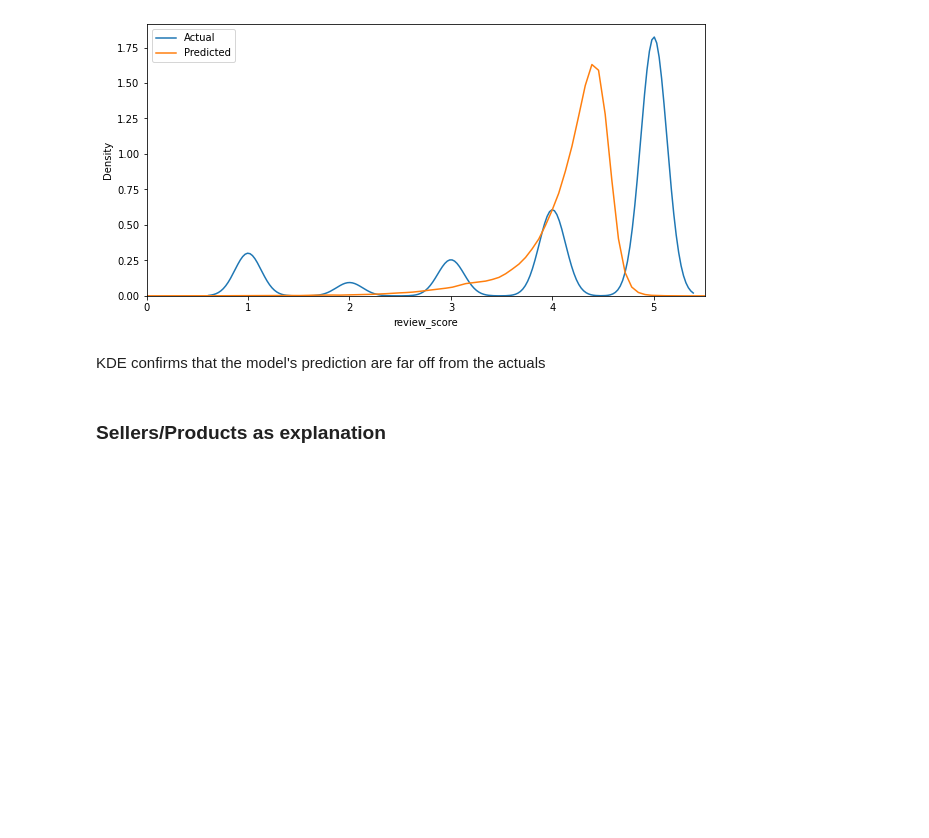
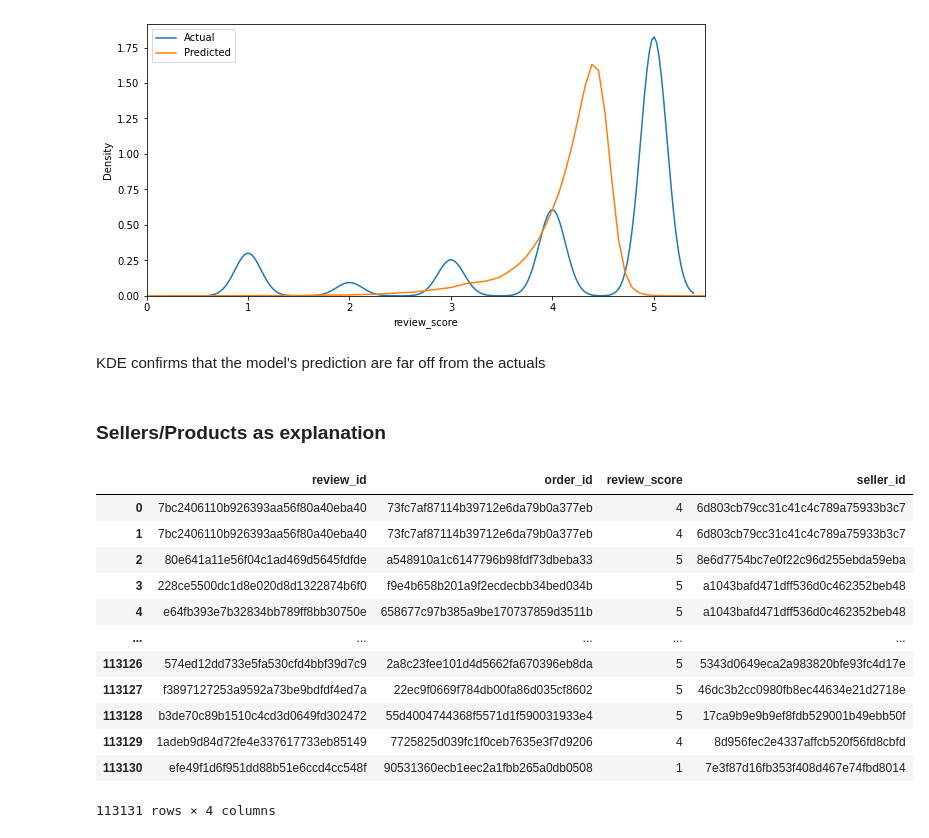
Before and after one commit to DucVanNgo/olist, a Jupyter notebook: notebooks/Data Exploration.ipynb, the cells around one changed output. Drawn from its saved outputs; the diff is of its cells as text; code cells hidden in the pictures; blank space fills up the shorter version.

```diff
--- a/notebooks/Data Exploration.ipynb
+++ b/notebooks/Data Exploration.ipynb
@@ -396,0 +404,18 @@ KDE confirms that the model's prediction are far off from the actuals
+# %%
+reviews_orderdetails_merge = data["order_reviews"][["review_id", "order_id", "review_score"]].merge(data["order_items"][["order_id", "seller_id"]], on="order_id", how="left")
+# %%
+reviews_orderdetails_merge
+# %% [output]
+|  | review_id | order_id | review_score | seller_id |
+| 0 | 7bc2406110b926393aa56f80a40eba40 | 73fc7af87114b39712e6da79b0a377eb | 4 | 6d803cb79cc31c41c4c789a75933b3c7 |
+| 1 | 7bc2406110b926393aa56f80a40eba40 | 73fc7af87114b39712e6da79b0a377eb | 4 | 6d803cb79cc31c41c4c789a75933b3c7 |
+| 2 | 80e641a11e56f04c1ad469d5645fdfde | a548910a1c6147796b98fdf73dbeba33 | 5 | 8e6d7754bc7e0f22c96d255ebda59eba |
+| 3 | 228ce5500dc1d8e020d8d1322874b6f0 | f9e4b658b201a9f2ecdecbb34bed034b | 5 | a1043bafd471dff536d0c462352beb48 |
+| 4 | e64fb393e7b32834bb789ff8bb30750e | 658677c97b385a9be170737859d3511b | 5 | a1043bafd471dff536d0c462352beb48 |
+| ... | ... | ... | ... | ... |
+| 113126 | 574ed12dd733e5fa530cfd4bbf39d7c9 | 2a8c23fee101d4d5662fa670396eb8da | 5 | 5343d0649eca2a983820bfe93fc4d17e |
+| 113127 | f3897127253a9592a73be9bdfdf4ed7a | 22ec9f0669f784db00fa86d035cf8602 | 5 | 46dc3b2cc0980fb8ec44634e21d2718e |
+| 113128 | b3de70c89b1510c4cd3d0649fd302472 | 55d4004744368f5571d1f590031933e4 | 5 | 17ca9b9e9b9ef8fdb529001b49ebb50f |
+| 113129 | 1adeb9d84d72fe4e337617733eb85149 | 7725825d039fc1f0ceb7635e3f7d9206 | 4 | 8d956fec2e4337affcb520f56fd8cbfd |
+| 113130 | efe49f1d6f951dd88b51e6ccd4cc548f | 90531360ecb1eec2a1fbb265a0db0508 | 1 | 7e3f87d16fb353f408d467e74fbd8014 |
+113131 rows × 4 columns
```
Also changed, not shown: parts of 14 cells of this notebook.
